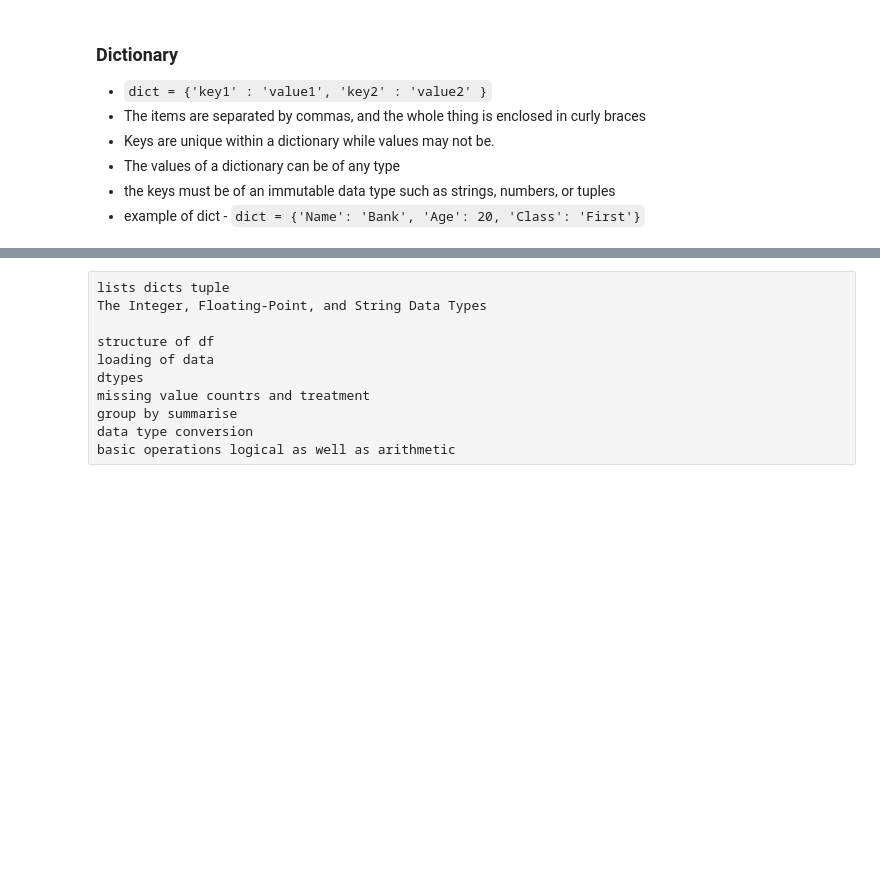
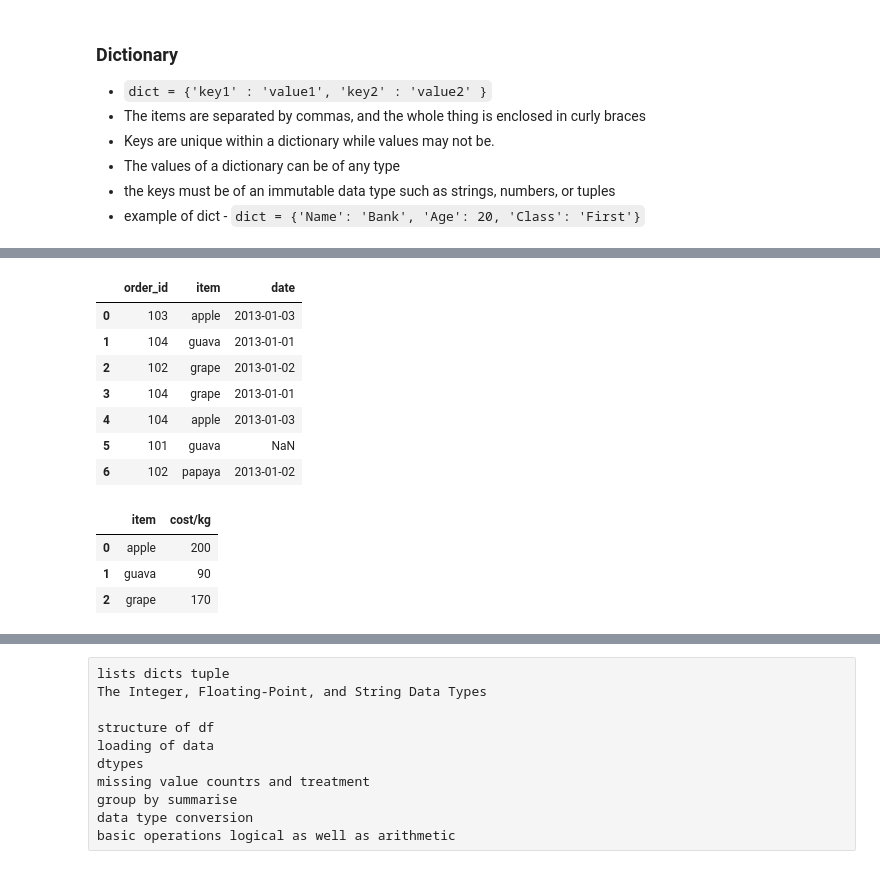
Before and after one commit to Vishnu1183/Utilities-, a Jupyter notebook: Tu_Py.ipynb, the cells around one changed output, grey strips where cells are left out. Saved outputs shown, nothing was run; the diff lists cells and outputs as text; code cells hidden in the pictures; blank space fills up the shorter version.

```diff
--- a/Tu_Py.ipynb
+++ b/Tu_Py.ipynb
@@ -155,0 +261,24 @@ Replicating list2 twice ['A', 'B', 'C', 'A', 'B', 'C']
+# %%
+np.random.seed(42)
+sales = pd.DataFrame({'order_id' : np.random.randint(100,105,7),
+                      'item' : ['apple', 'guava', 'grape', 'grape','apple', 'guava', 'papaya'],
+                     'date' : ['2013-01-03', '2013-01-01','2013-01-02','2013-01-01','2013-01-03',np.NaN,'2013-01-02'] })
+sales
+
+
+cost = pd.DataFrame({'item': ['apple', 'guava', 'grape'],
+                    'cost/kg' : [200,90,170]})
+cost
+# %% [output]
+|  | order_id | item | date |
+| 0 | 103 | apple | 2013-01-03 |
+| 1 | 104 | guava | 2013-01-01 |
+| 2 | 102 | grape | 2013-01-02 |
+| 3 | 104 | grape | 2013-01-01 |
+| 4 | 104 | apple | 2013-01-03 |
+| 5 | 101 | guava | NaN |
+| 6 | 102 | papaya | 2013-01-02 |
+|  | item | cost/kg |
+| 0 | apple | 200 |
+| 1 | guava | 90 |
+| 2 | grape | 170 |
```
Also changed, not shown: parts of 17 cells of this notebook.
